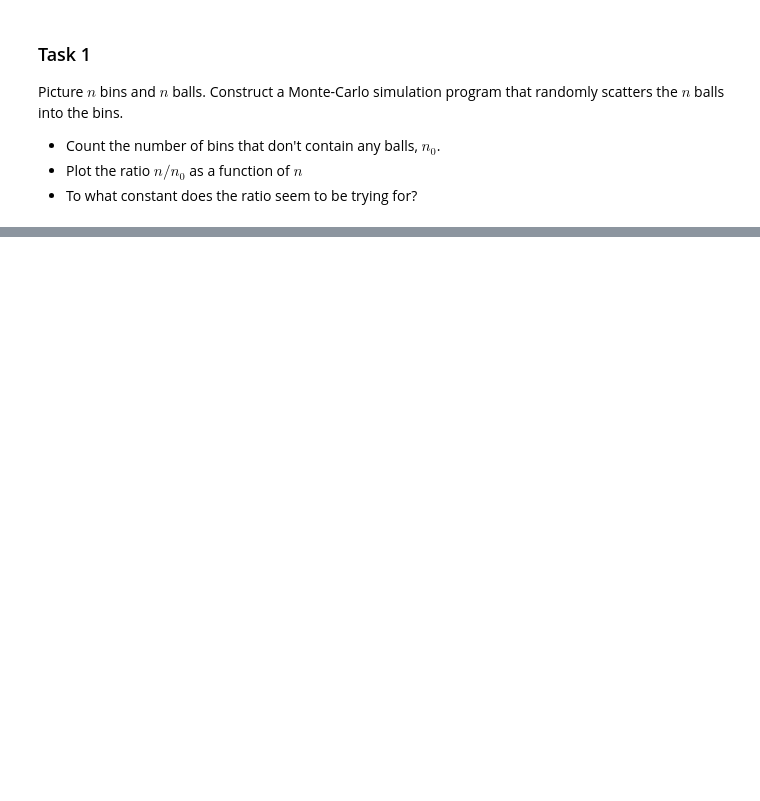
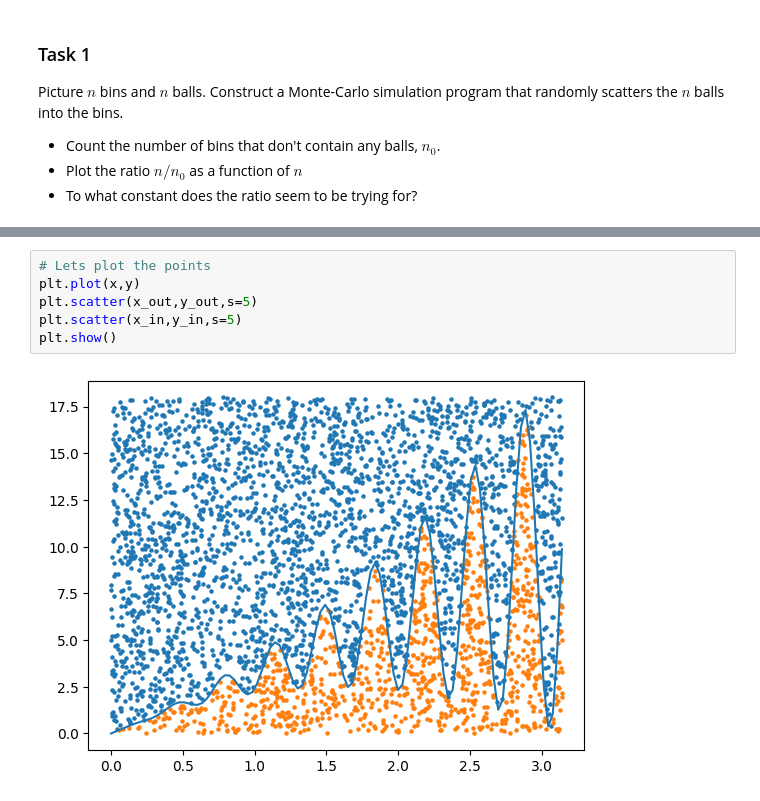
Before and after one commit to FelixCabrera23/Python_for_scientis_101, a Jupyter notebook: Class01/Montecarlo_class1.ipynb, the cells around one changed output, grey strips where cells are left out. Drawn from its saved outputs; the diff is of its cells as text; blank space fills up the shorter version.

```diff
--- a/Class01/Montecarlo_class1.ipynb
+++ b/Class01/Montecarlo_class1.ipynb
@@ -195,0 +303,8 @@ Picture $n$ bins and $n$ balls. Construct a Monte-Carlo simulation program that
+# %%
+# Lets plot the points
+plt.plot(x,y)
+plt.scatter(x_out,y_out,s=5)
+plt.scatter(x_in,y_in,s=5)
+plt.show()
+# %% [output]
+[figure, added]
```
Also changed, not shown: parts of 22 cells of this notebook.
